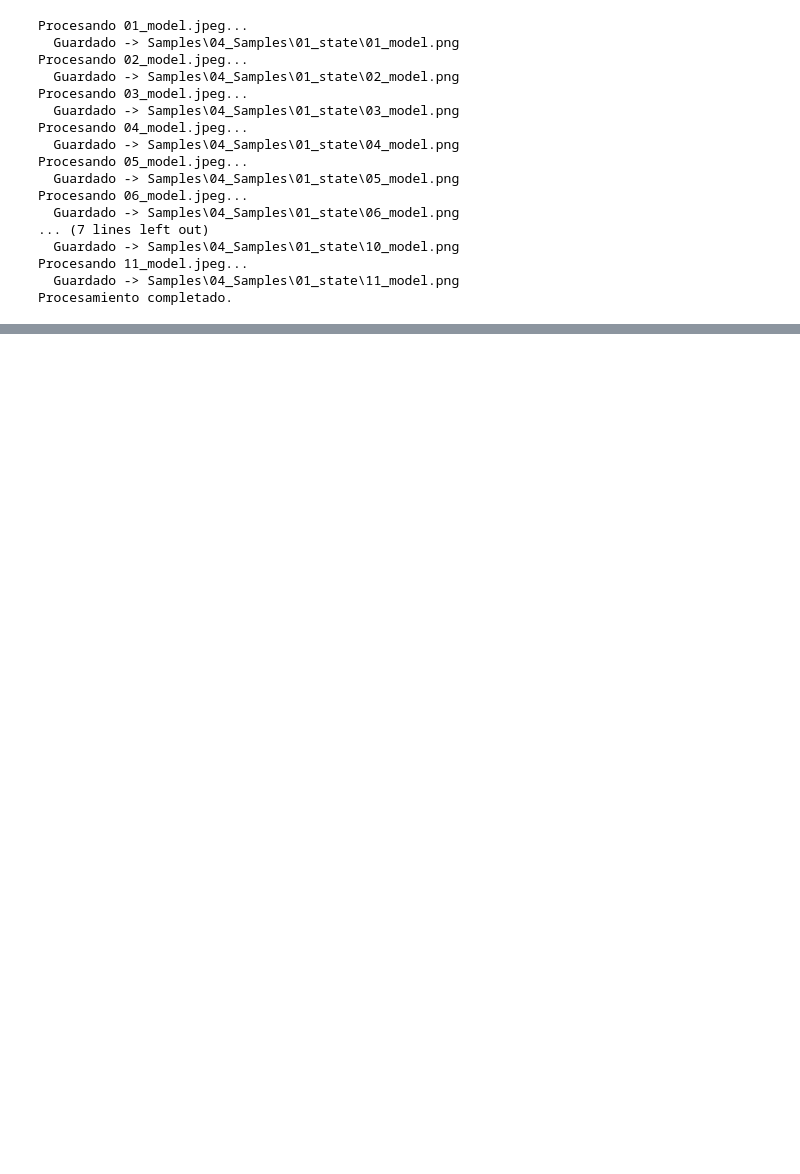
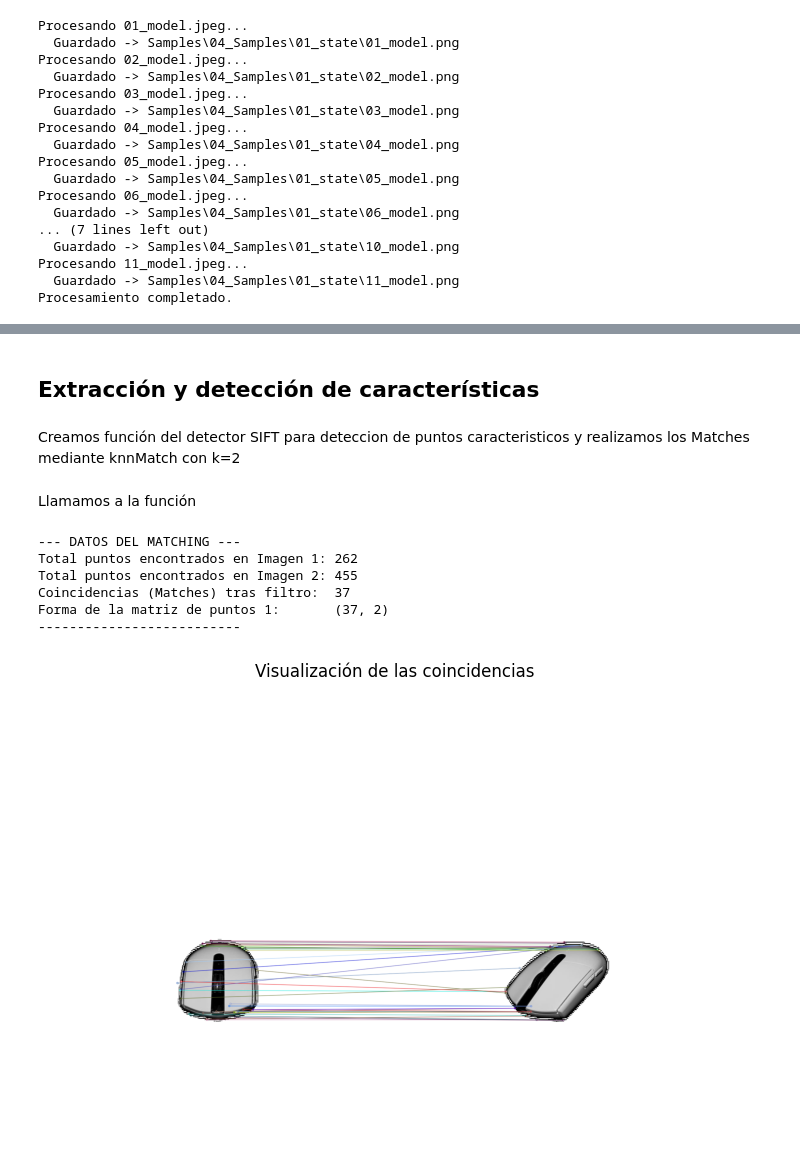
Before and after one commit to ctoribio123/Reconstruccion_3D, a Jupyter notebook: Fotogrametría.ipynb, the cells around one changed output, grey strips where cells are left out. Cells and saved outputs as stored; diff of their text form; code cells hidden in the pictures; blank space fills up the shorter version.

Commit message:
Limpieza y nube de puntos

```diff
--- a/Fotogrametría.ipynb
+++ b/Fotogrametría.ipynb
@@ -72,6 +74,9 @@ for src_path in img_paths:
         print(f'  Error rembg sobre {filename}: {e}')
         out = None
 
+    # aplicar corrección gamma inversa para compensar la expansión inicial
+    out = apply_gamma(out,0.5)
+
     # Guardamos el resultado
     out_name = f'{name_noext}.png'
     out_path = join(TARGET_DIR, out_name)
@@ -177,0 +119,16 @@ Buenos emparejamientos (Matches): 3
+# %%
+imgs_clean = []
+for i in range(1,12):
+  img_path = "Samples/04_Samples/01_state/"+f"{i:02d}_model.png"
+  img = cv.imread(img_path,cv.IMREAD_UNCHANGED)
+  img[(img[:,:,3]==0)] = [255,255,255,255]
+  img = img[:,:,:3]
+  img = cv.cvtColor(img, cv.COLOR_BGR2GRAY)
+  if img is None:
+    print(f"No se pudo cargar la imagen {img_path}")
+    continue
+  imgs_clean.append(img)
+# %% [markdown]
+## Extracción y detección de características
+# %% [markdown]
+Creamos función del detector SIFT para deteccion de puntos caracteristicos y realizamos los Matches mediante knnMatch con k=2
@@ -177,0 +178,34 @@ Buenos emparejamientos (Matches): 3
+# %% [markdown]
+Llamamos a la función
+# %%
+# 1. Seleccionamos dos imágenes
+img1 = imgs_clean[0]
+img2 = imgs_clean[1]
+
+# 2. Ejecutamos tu función corregida
+pts1, pts2, kp1, kp2, matches = feature_and_matching(img1, img2)
+
+# --- DATOS QUE NOS INTERESAN ---
+print(f"--- DATOS DEL MATCHING ---")
+print(f"Total puntos encontrados en Imagen 1: {len(kp1)}")
+print(f"Total puntos encontrados en Imagen 2: {len(kp2)}")
+print(f"Coincidencias (Matches) tras filtro:  {len(matches)}")
+print(f"Forma de la matriz de puntos 1:       {pts1.shape}") # Debería ser (N, 2)
+print(f"--------------------------")
+
+# 3. Visualización simple (Solo las primeras 50 líneas para ver claro)
+res = cv.drawMatches(img1, kp1, img2, kp2, matches, None, flags=2)
+
+plt.figure(figsize=(15, 6))
+plt.title("Visualización de las coincidencias")
+plt.imshow(res)
+plt.axis('off')
+plt.show()
+# %% [output]
+--- DATOS DEL MATCHING ---
+Total puntos encontrados en Imagen 1: 262
+Total puntos encontrados en Imagen 2: 455
+Coincidencias (Matches) tras filtro:  37
+Forma de la matriz de puntos 1:       (37, 2)
+--------------------------
+[figure, added]
```
Also changed, not shown: parts of 16 cells of this notebook, 25 other files.
